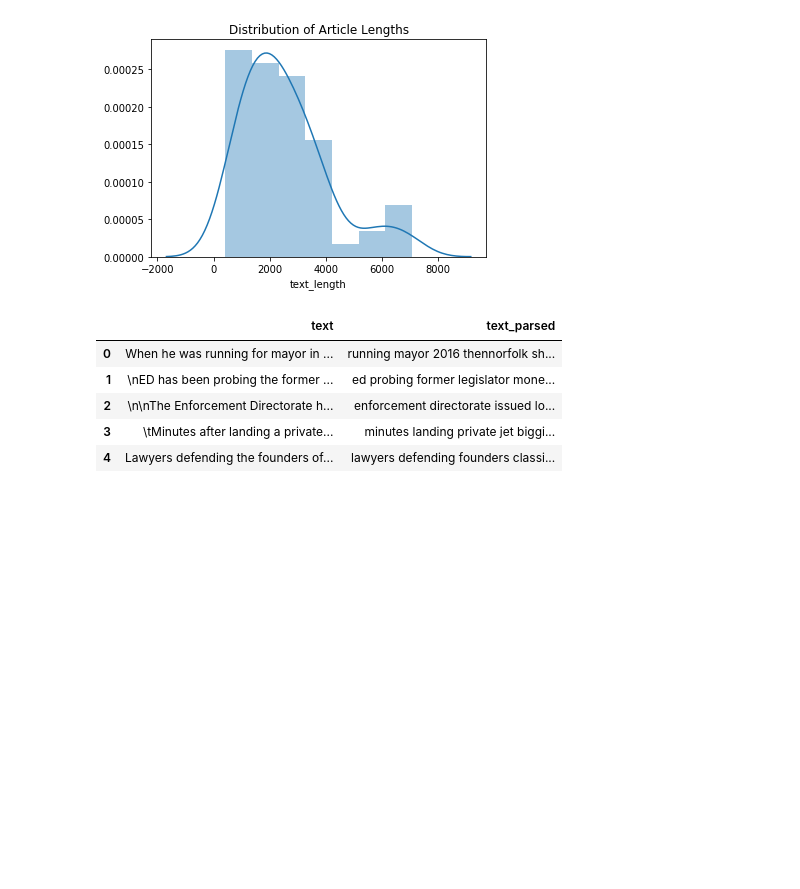
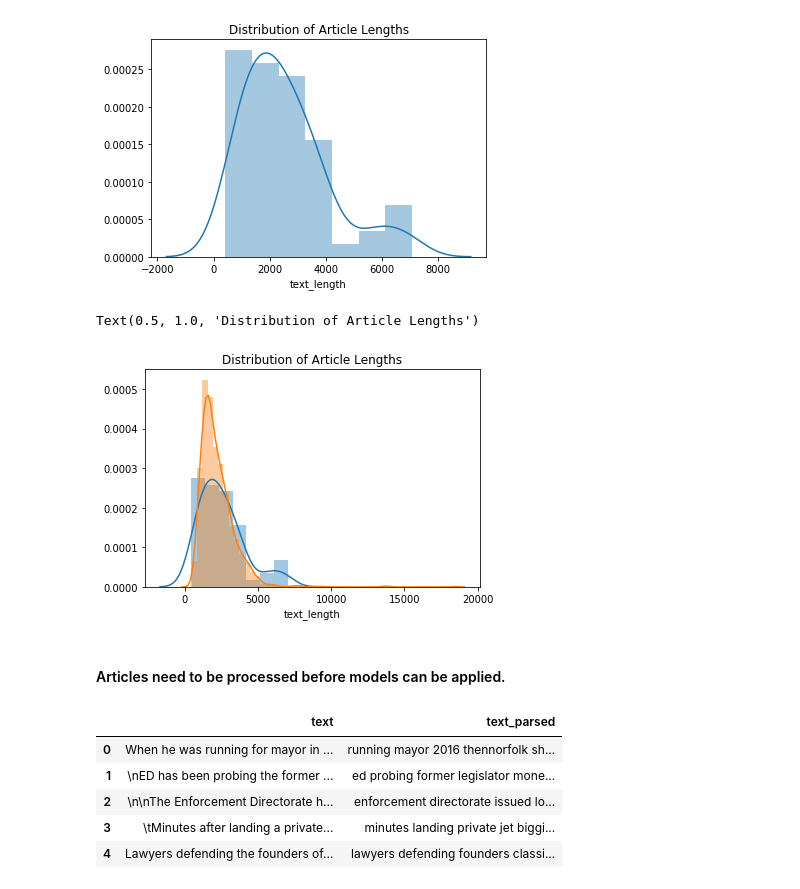
Before and after one commit to aklimchenko/nlp-project, a Jupyter notebook: Article Data EDA.ipynb, the cells around one changed output. Drawn from its saved outputs; the diff is of its cells as text; code cells hidden in the pictures; blank space fills up the shorter version.

```diff
--- a/Article Data EDA.ipynb
+++ b/Article Data EDA.ipynb
@@ -61,6 +57,14 @@ sns.distplot(ml_data['text_length']).set_title('Distribution of Article Lengths'
 # %% [output]
 Text(0.5, 1.0, 'Distribution of Article Lengths')
 [figure]
+# %%
+sns.distplot(ml_data['text_length']).set_title('Distribution of Article Lengths')
+sns.distplot(bbc_data['text_length']).set_title('Distribution of Article Lengths')
+# %% [output]
+Text(0.5, 1.0, 'Distribution of Article Lengths')
+[figure, added]
+# %% [markdown]
+#### Articles need to be processed before models can be applied.
 # %%
 def process_text(text):
     text = text.lower().replace('\n',' ').replace('\r','').strip()
```
Also changed, not shown: parts of 23 cells of this notebook, 5 other files.
